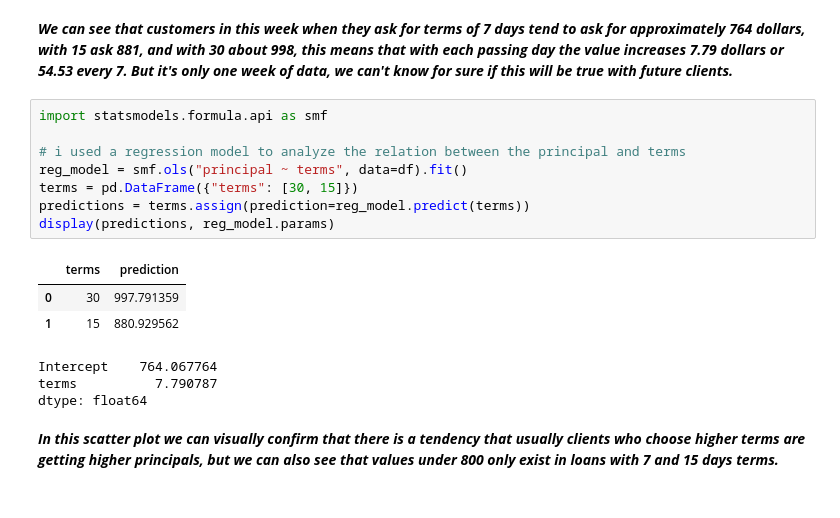
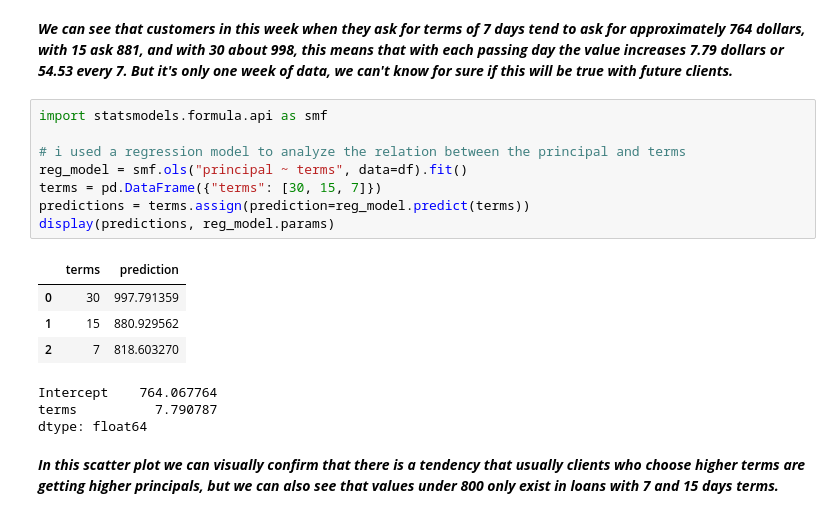
Before and after one commit to ThatPoter/Bank-Loan-Classifier, a Jupyter notebook: LoansStatusClassification(Balanced).ipynb, the cells around one changed output. Drawn from its saved outputs; the diff is of its cells as text.

```diff
--- a/LoansStatusClassification(Balanced).ipynb
+++ b/LoansStatusClassification(Balanced).ipynb
@@ -336,15 +336,16 @@ df.pivot_table(
 # %%
 import statsmodels.formula.api as smf
 
 # i used a regression model to analyze the relation between the principal and terms
 reg_model = smf.ols("principal ~ terms", data=df).fit()
-terms = pd.DataFrame({"terms": [30, 15]})
+terms = pd.DataFrame({"terms": [30, 15, 7]})
 predictions = terms.assign(prediction=reg_model.predict(terms))
 display(predictions, reg_model.params)
 # %% [output]
 |  | terms | prediction |
 | 0 | 30 | 997.791359 |
 | 1 | 15 | 880.929562 |
+| 2 | 7 | 818.603270 |
 Intercept    764.067764
 terms          7.790787
 dtype: float64
```
Also changed, not shown: 1 other file.
